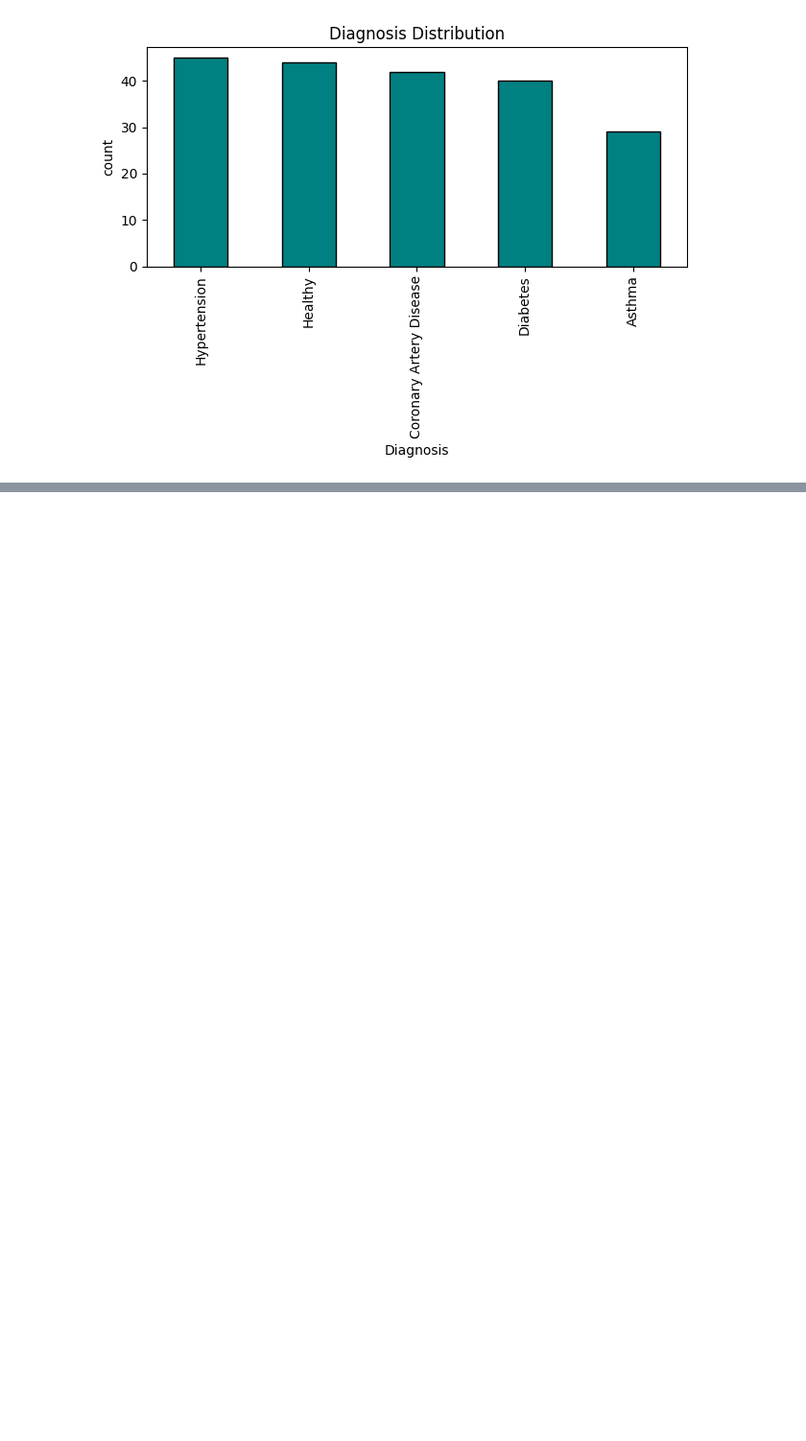
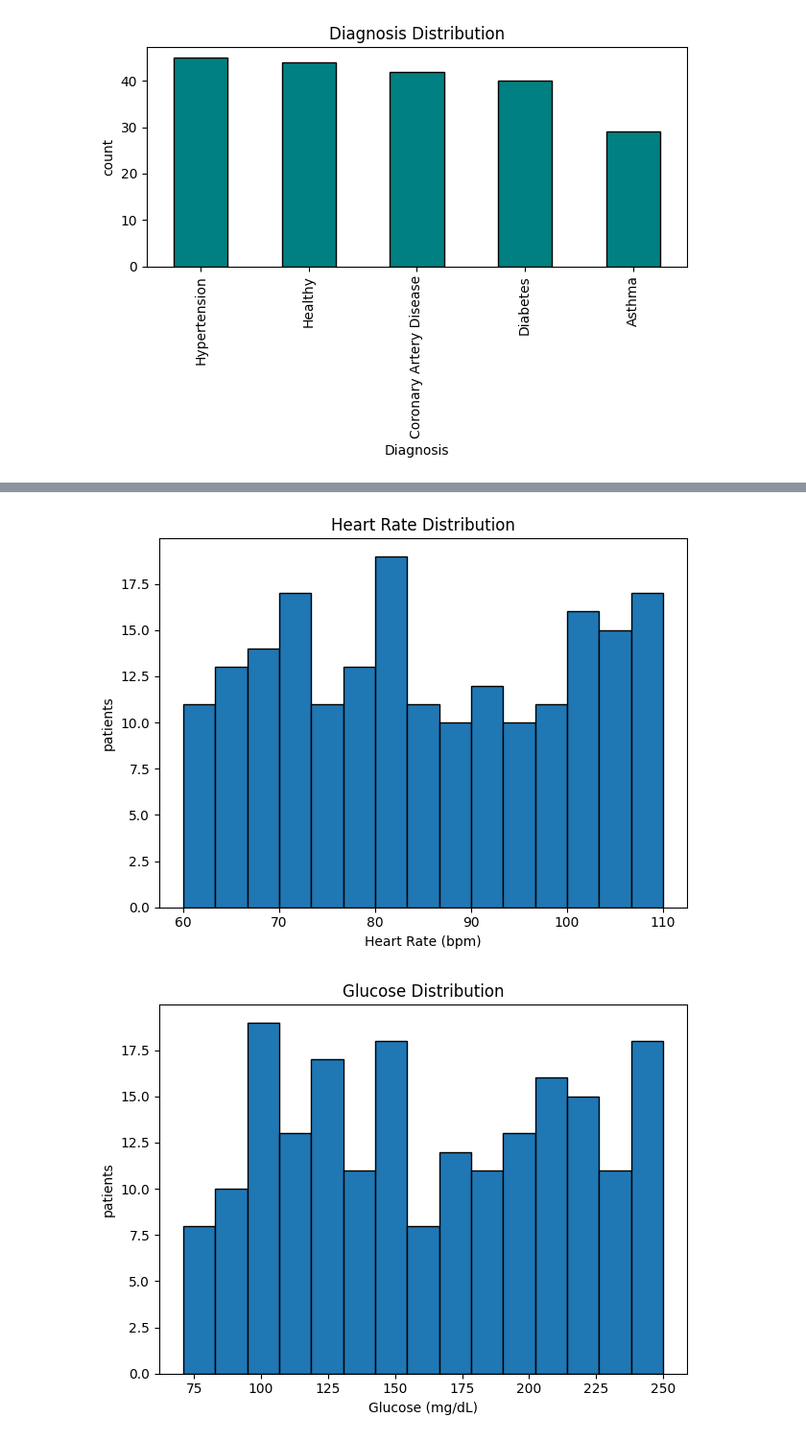
Before and after one commit to hineshpatel-ds/medical-report-assistance, a Jupyter notebook: notebooks/02_ehr_eda.ipynb, the cells around one changed output, grey strips where cells are left out. Shown at 96% size. Cells and saved outputs as stored; diff of their text form; code cells hidden in the pictures; blank space fills up the shorter version.

```diff
--- a/notebooks/02_ehr_eda.ipynb
+++ b/notebooks/02_ehr_eda.ipynb
@@ -59,0 +73,26 @@ plt.show()
+# %%
+#Vitals Distribution(BP, HR, Glucose)
+
+#Extract systolic and diastloic from blood pressure
+df[['systolic','diastolic']] = df['blood_pressure'].str.split('/',expand=True).astype('int')
+
+#Heart rate Distribution
+plt.hist(df['heart_rate'], bins=15, edgecolor='black')
+plt.title('Heart Rate Distribution')
+plt.xlabel('Heart Rate (bpm)')
+plt.ylabel('patients')
+plt.tight_layout()
+plt.savefig(ASSETS / 'heart_rate_distribution.png', dpi=150)
+plt.show()
+
+#Gluscose Distribution
+plt.hist(df['glucose_level'], bins=15, edgecolor='black')
+plt.title('Glucose Distribution')
+plt.xlabel('Glucose (mg/dL)')
+plt.ylabel('patients')
+plt.tight_layout()
+plt.savefig(ASSETS / 'glucose_distribution.png', dpi=150)
+plt.show()
+# %% [output]
+[figure, added]
+[figure, added]
```
Also changed, not shown: parts of 2 cells of this notebook.
